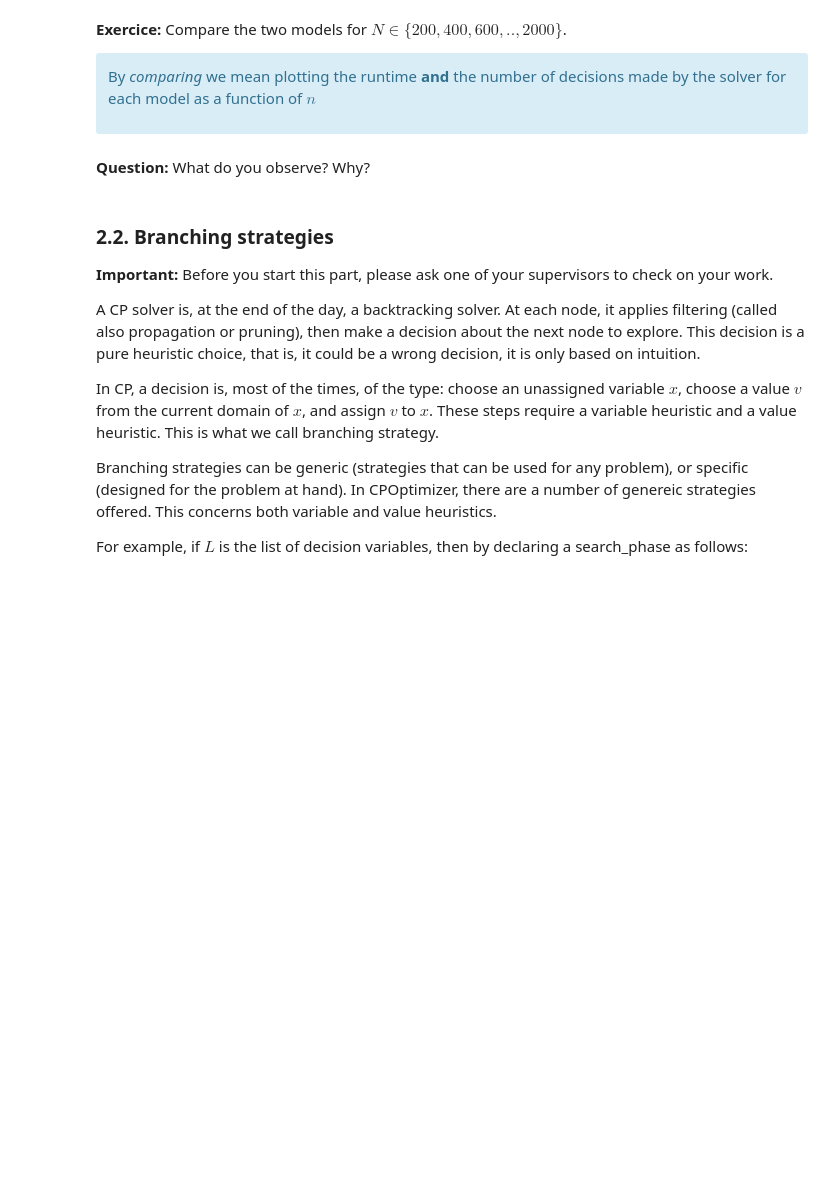
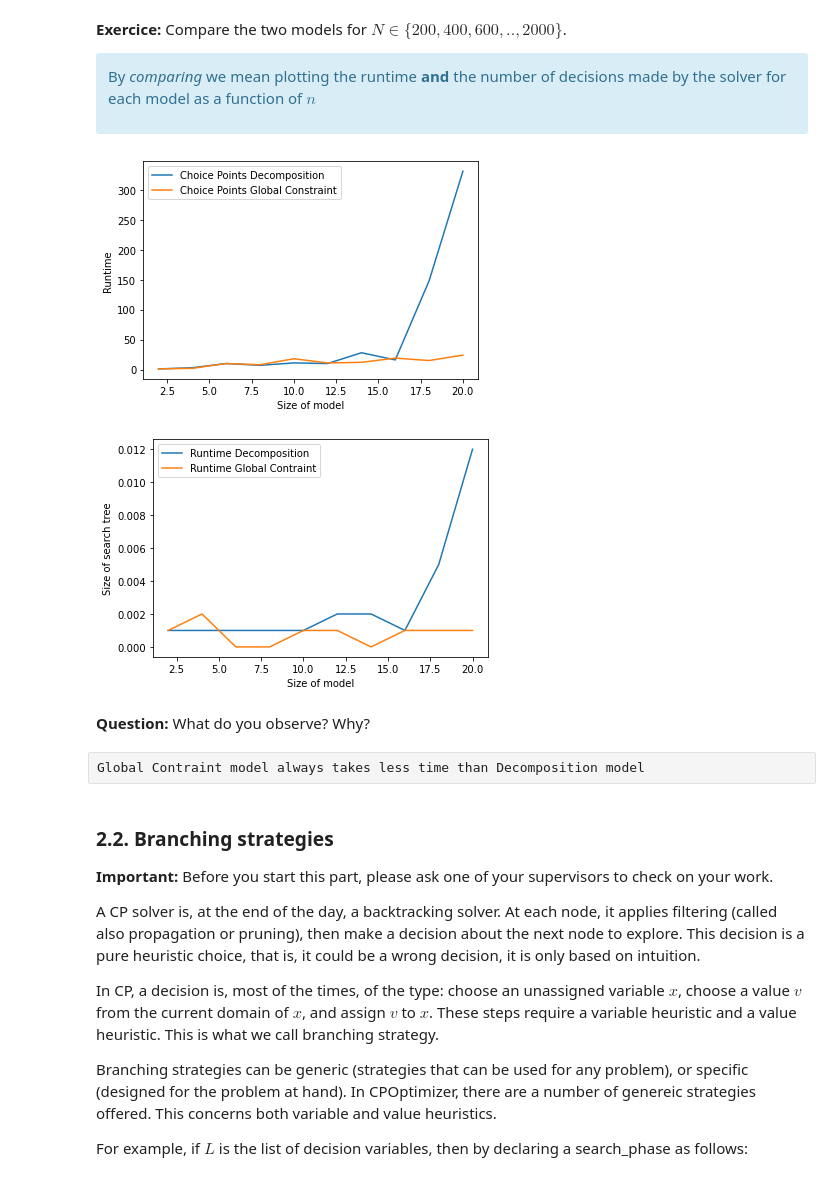
Before and after one commit to rostom-baccar/AP, a Jupyter notebook: PPC/Tutorial2.ipynb, the cells around one changed output. Saved outputs shown, nothing was run; the diff lists cells and outputs as text; code cells hidden in the pictures; blank space fills up the shorter version.

```diff
--- a/PPC/Tutorial2.ipynb
+++ b/PPC/Tutorial2.ipynb
@@ -53,3 +127,11 @@ Use the `display.n_queens` function in order to display a solution for the n-que
 **Question**: How many solutions are there for $N = 3,~\ldots,~10$?
 
 **Important:** You should obtain the same number as the previous model!
+# %%
+for n in range(3,11):
+    mdl = global_contraint_model(n)
+    sol = mdl.start_search(LogVerbosity = 'Quiet')
+    i = 0
+    for s in sol:
+        i += 1
+    print("n : ",n," solutions : ",i)
@@ -59,6 +150,16 @@ Use the `display.n_queens` function in order to display a solution for the n-que
 We will compare the two models properly.
 
 **Exercice:** Consider the `run(model, params)` function that we used in the first tutorial and paste it here.
+# %%
+def run(model, params):
+    sol = model.solve(
+        TimeLimit = params.TimeLimit,
+        LogVerbosity = params.LogVerbosity,
+        LogPeriod = params.LogPeriod,
+    )
+    return (sol.get_infos()["NumberOfChoicePoints"],
+            sol.get_infos()["TotalTime"],
+            sol.get_infos()["SearchStatus"])
 # %% [markdown]
 ### 2.1. Basic comparison
 
@@ -71,8 +172,41 @@ To compare the two models, we will fix the time limit to 5 seconds, i.e. `TimeLi
 By *comparing* we mean plotting the runtime **and** the number of decisions made by the solver for each model as a function of $n$
 
 </div>
+# %%
+from docplex.cp.parameters import CpoParameters
+import matplotlib.pyplot as plt
+
+params = CpoParameters(TimeLimit = 5, LogVerbosity = 'Quiet')
+n_list = list(range(2, 21, 2)) #promotional version limited
+res = []
+res_global_constraint = []
+for i in n_list:
+    res.append(run(model_decomposition(i), params))
+    res_global_constraint.append(run(global_contraint_model(i), params))
+
+
+#Choice of points
+plt.xlabel("Size of model")
+plt.ylabel("Runtime")
+plt.plot(n_list,[i[0] for i in res], label='Choice Points Decomposition')
+plt.plot(n_list,[i[0] for i in res_global_constraint], label='Choice Points Global Constraint')
+plt.legend()
+plt.show()
+
+#Runtime
+plt.xlabel("Size of model")
+plt.ylabel("Size of search tree")
+plt.plot(n_list,[i[1] for i in res], label='Runtime Decomposition')
+plt.plot(n_list,[i[1] for i in res_global_constraint], label='Runtime Global Contraint')
+plt.legend()
+plt.show()
+# %% [output]
+[figure, added]
+[figure, added]
 # %% [markdown]
 **Question:** What do you observe? Why?
+# %% [raw]
+Global Contraint model always takes less time than Decomposition model
 # %% [markdown]
 ### 2.2. Branching strategies
 
```
Also changed, not shown: parts of 7 cells of this notebook.
